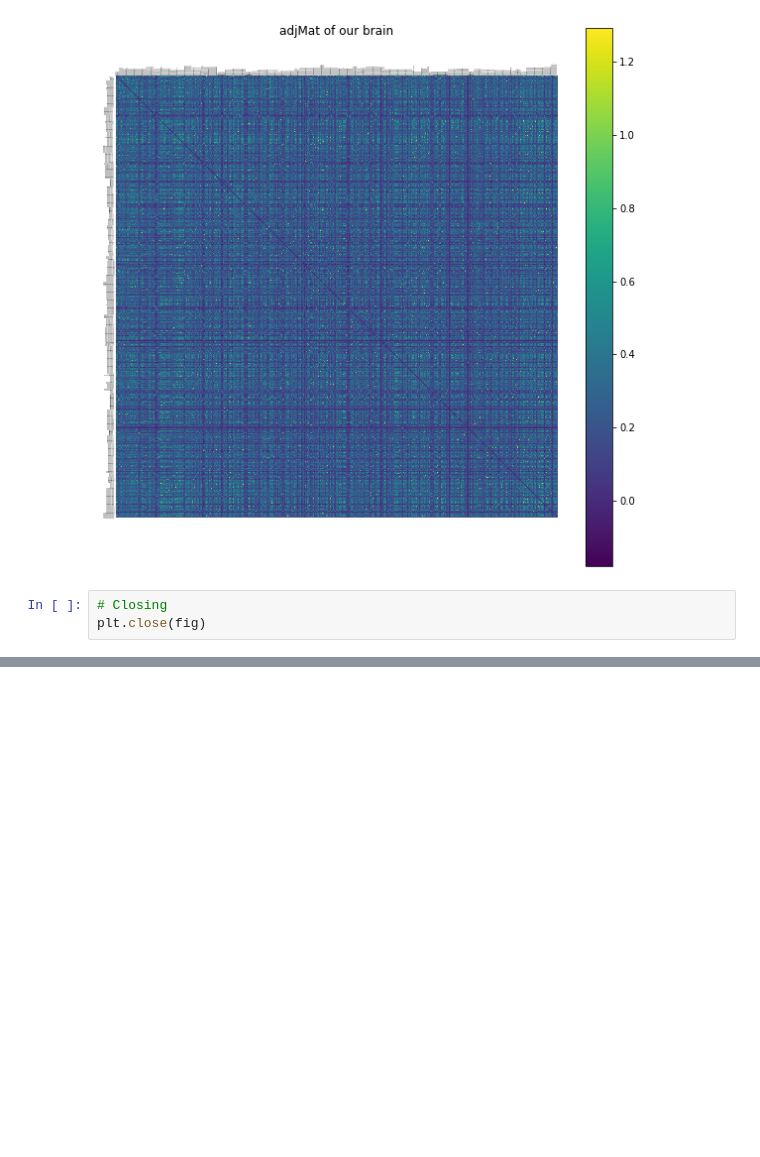
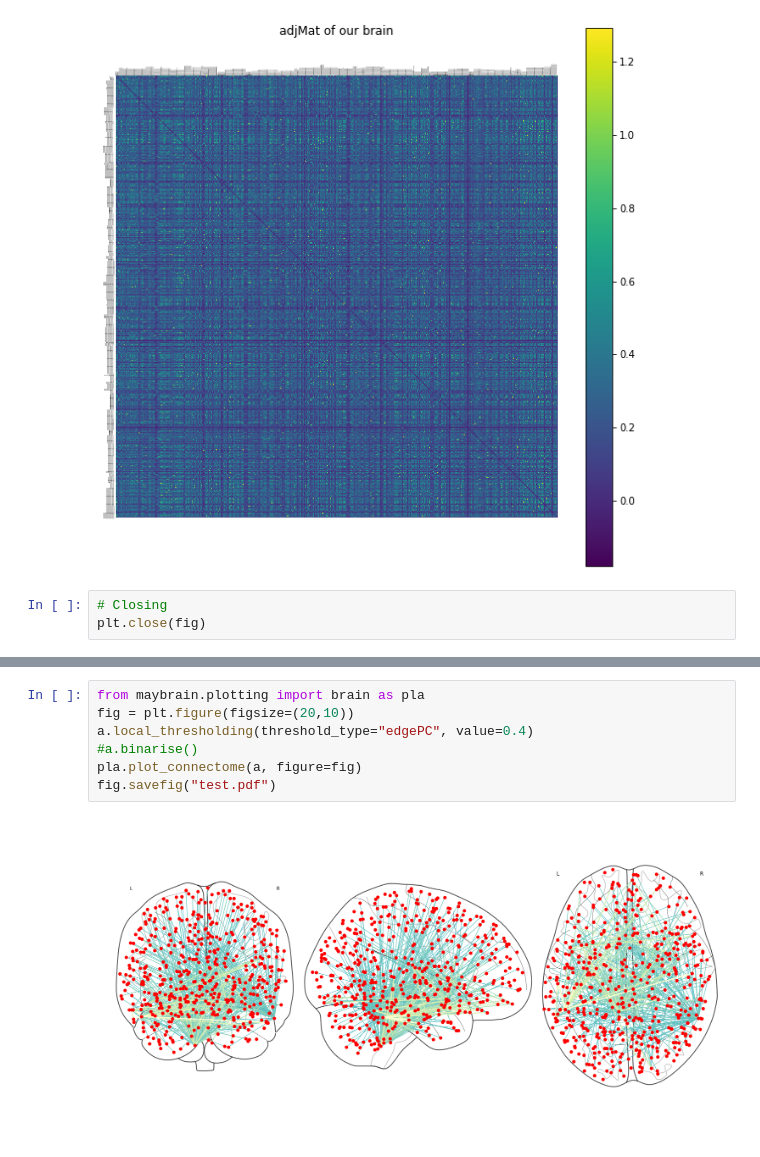
Before and after one commit to RittmanResearch/maybrain, a Jupyter notebook: docs/04 - The plotting Package.ipynb, the cells around one changed output, grey strips where cells are left out. Drawn from its saved outputs; the diff is of its cells as text; blank space fills up the shorter version.

```diff
--- a/docs/04 - The plotting Package.ipynb
+++ b/docs/04 - The plotting Package.ipynb
@@ -70,0 +105,9 @@ plt.close(fig)
+# %%
+from maybrain.plotting import brain as pla
+fig = plt.figure(figsize=(20,10))
+a.local_thresholding(threshold_type="edgePC", value=0.4)
+#a.binarise()
+pla.plot_connectome(a, figure=fig)
+fig.savefig("test.pdf")
+# %% [output]
+[figure, added]
```
Also changed, not shown: parts of 14 cells of this notebook, 7 other files.
